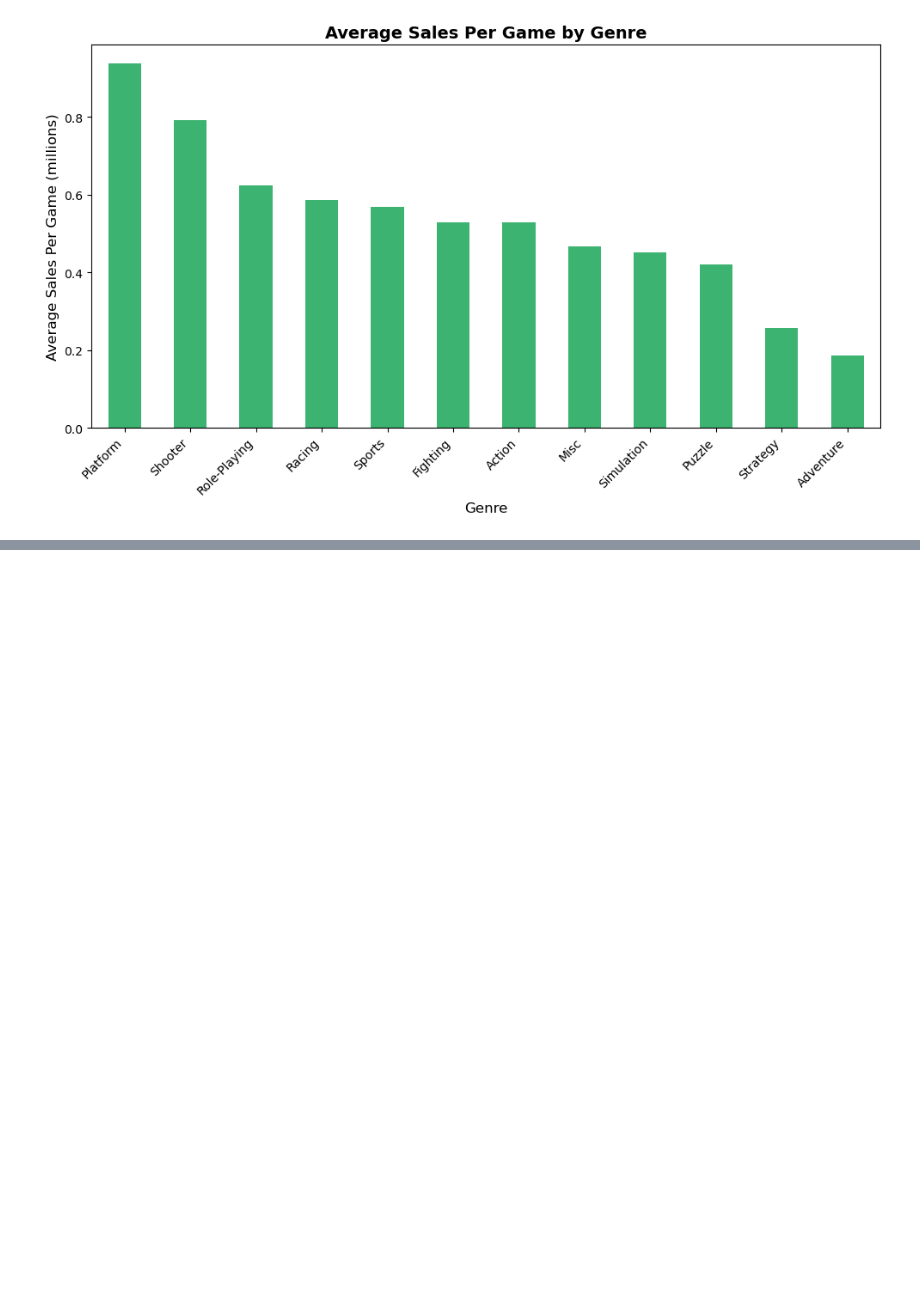
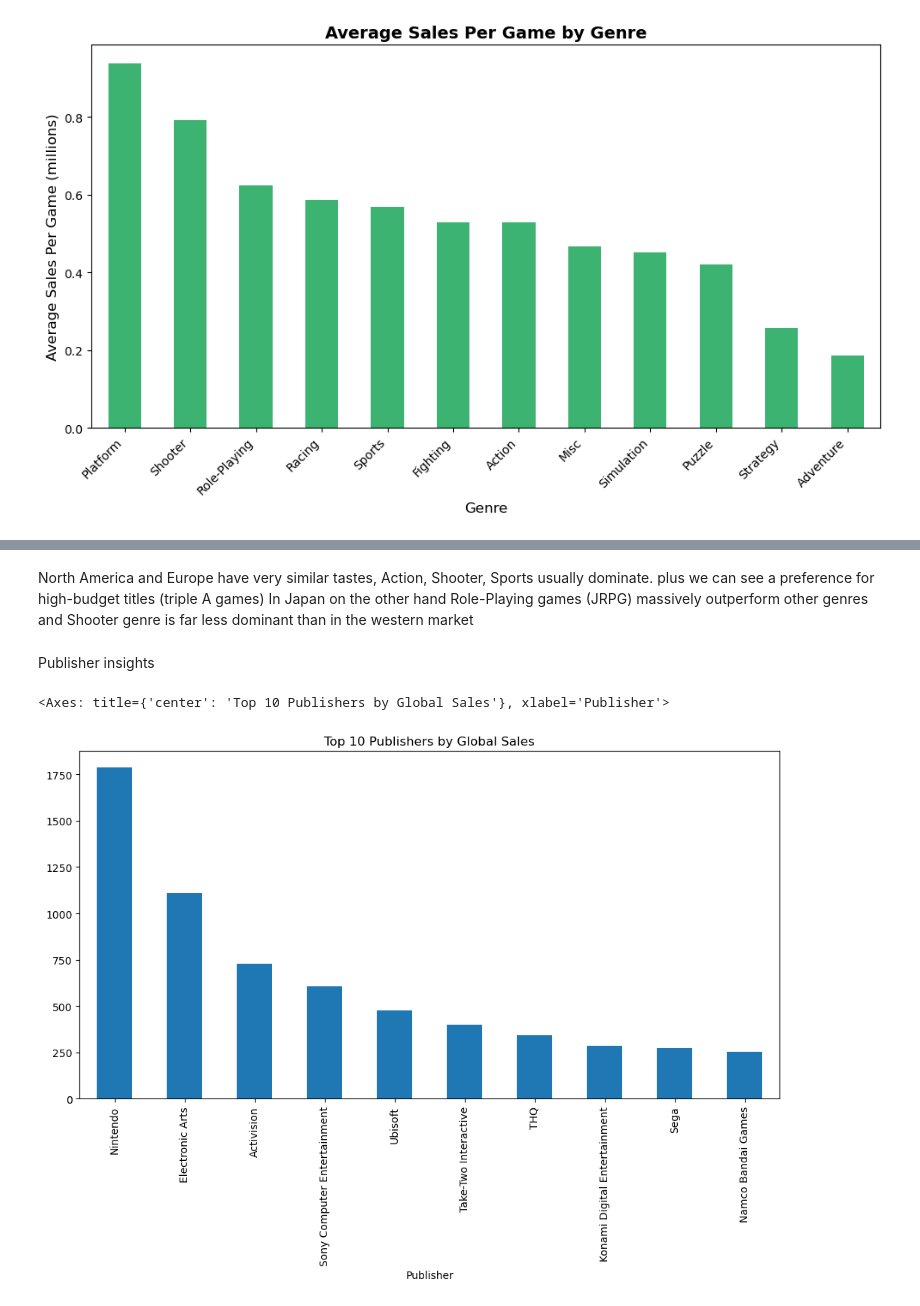
Before and after one commit to benzartimelek/Global_Video_Game_Sales_Evaluation, a Jupyter notebook: Project.ipynb, the cells around one changed output, grey strips where cells are left out. Drawn from its saved outputs; the diff is of its cells as text; code cells hidden in the pictures; blank space fills up the shorter version.

```diff
--- a/Project.ipynb
+++ b/Project.ipynb
@@ -472,0 +599,16 @@ plt.show()
+# %% [markdown]
+North America and Europe have very similar tastes, Action, Shooter, Sports usually dominate. plus we can see a preference for high-budget titles (triple A games)
+In Japan on the other hand Role-Playing games (JRPG) massively outperform other genres and Shooter genre is far less dominant than in the western market
+# %% [markdown]
+Publisher insights
+# %%
+top_publishers = (
+    df.groupby("Publisher")["Global_Sales"]
+      .sum()
+      .sort_values(ascending=False)
+      .head(10)
+)
+top_publishers.plot(kind="bar", figsize=(12,6), title="Top 10 Publishers by Global Sales")
+# %% [output]
+<Axes: title={'center': 'Top 10 Publishers by Global Sales'}, xlabel='Publisher'>
+[figure, added]
```
Also changed, not shown: parts of 9 cells of this notebook.
